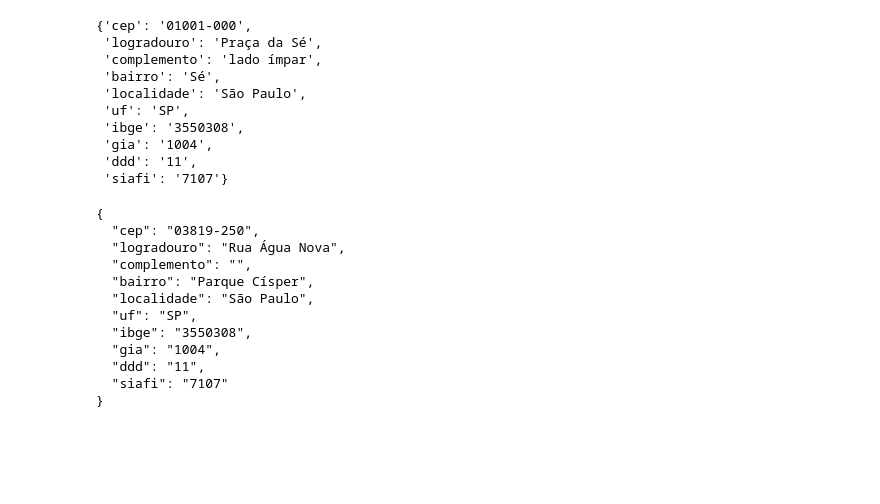
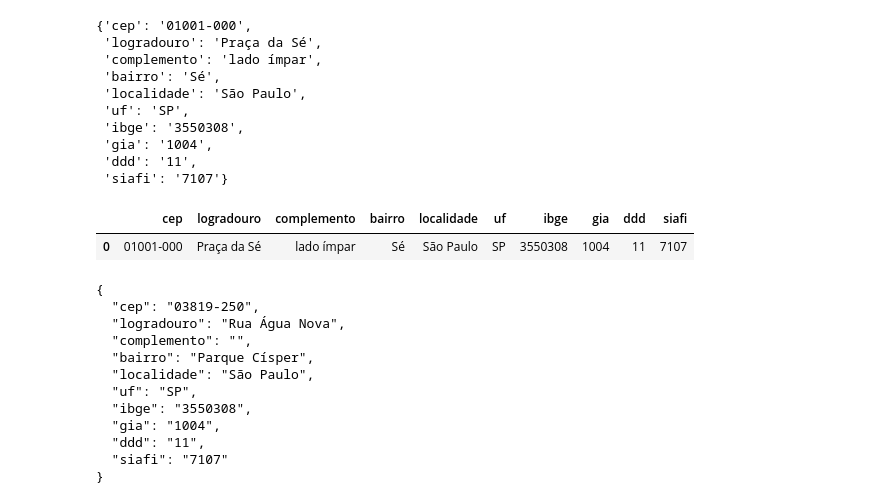
Before and after one commit to danielscarvalho/Insper-Data-Science-Deploy, a Jupyter notebook: box-deploy-002.ipynb, the cells around one changed output. Drawn from its saved outputs; the diff is of its cells as text; code cells hidden in the pictures; blank space fills up the shorter version.

```diff
--- a/box-deploy-002.ipynb
+++ b/box-deploy-002.ipynb
@@ -122,6 +145,11 @@ requests.get("https://viacep.com.br/ws/01001000/json/").json()
  'gia': '1004',
  'ddd': '11',
  'siafi': '7107'}
+# %%
+pd.DataFrame([requests.get("https://viacep.com.br/ws/01001000/json/").json()])
+# %% [output]
+|  | cep | logradouro | complemento | bairro | localidade | uf | ibge | gia | ddd | siafi |
+| 0 | 01001-000 | Praça da Sé | lado ímpar | Sé | São Paulo | SP | 3550308 | 1004 | 11 | 7107 |
 # %%
 !curl viacep.com.br/ws/03819250/json/
 # %% [output]
```
Also changed, not shown: parts of 31 cells of this notebook.
